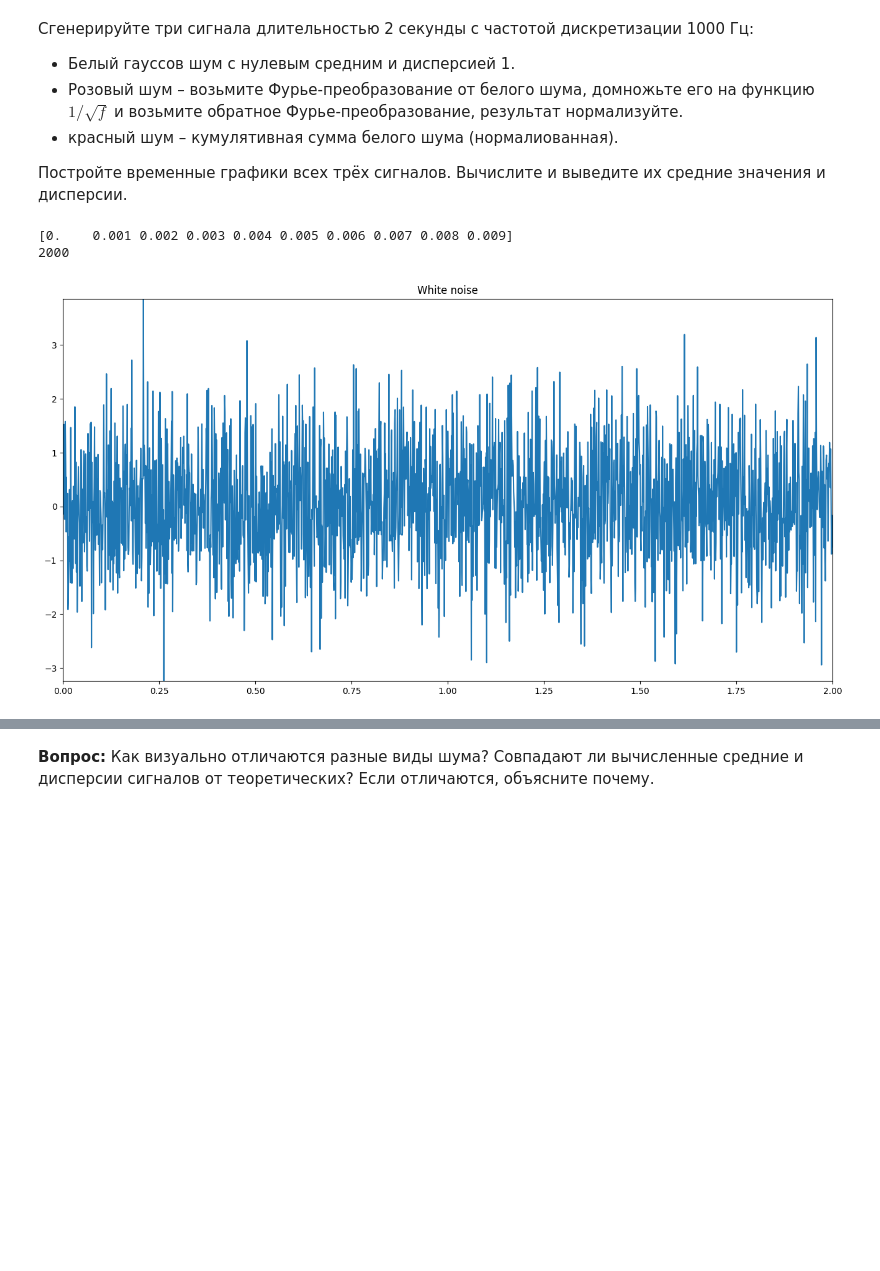
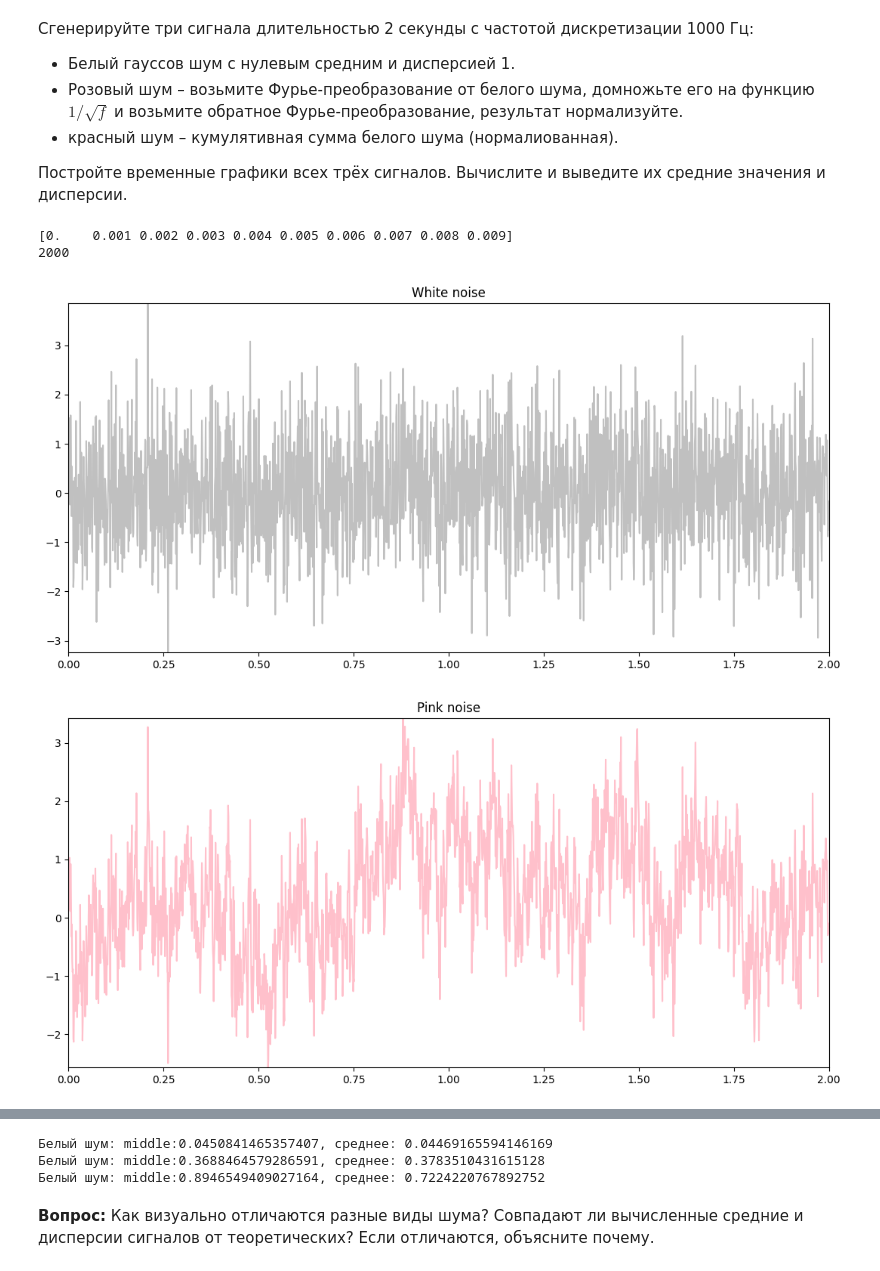
Before and after one commit to Uzema/dsp-seminars, a Jupyter notebook: seminars/4.ipynb, the cells around one changed output, grey strips where cells are left out. Drawn from its saved outputs; the diff is of its cells as text; code cells hidden in the pictures; blank space fills up the shorter version.

```diff
--- a/seminars/4.ipynb
+++ b/seminars/4.ipynb
@@ -15,31 +15,56 @@
 # %%
 import numpy as np
 import matplotlib.pyplot as plt
 
 np.random.seed(42)
 
 T = 2
 fs = 1000
 t = np.arange(0, 2, 1/fs)
 print(t[:10])
 print(len(t))
 disp = 1
 
 #white noise
-white_noise = np.random.normal(0, disp, fs* T )
+white_noise = np.random.normal(0, disp, fs * T )
 
 #pink noise
 X = np.fft.rfft(white_noise)
 freqs = np.fft.rfftfreq(len(white_noise), 1/fs)
-X[1:] /= freqs[1:]
+X[1:] /= np.sqrt(freqs[1:])
+pink_noise = np.fft.irfft(X)
+pink_noise = pink_noise / np.std(pink_noise)
 
-plt.figure(figsize=(16, 8))
+#red noise
+red_noise = np.cumsum(white_noise)
+red_noise = red_noise / np.std(red_noise)
+
+plt.figure(figsize=(13, 6))
 plt.title('White noise')
-plt.plot(t ,white_noise)
+plt.plot(t, white_noise, color='silver')
 plt.xlim(0,2)
 plt.ylim(np.min(white_noise), np.max(white_noise))
 plt.show()
+
+plt.figure(figsize=(13, 6))
+plt.title('Pink noise')
+plt.plot(t, pink_noise, color='pink')
+plt.xlim(0,2)
+plt.ylim(np.min(pink_noise), np.max(pink_noise))
+plt.show()
+
+plt.figure(figsize=(13, 6))
+plt.title('Red noise')
+plt.plot(t, red_noise, color='crimson')
+plt.xlim(0,2)
+plt.ylim(np.min(red_noise), np.max(red_noise))
+plt.show()
+
+print(f'Белый шум: middle:{np.mean(white_noise)}, среднее: {np.median(white_noise)}')
+print(f'Белый шум: middle:{np.mean(pink_noise)}, среднее: {np.median(pink_noise)}')
+print(f'Белый шум: middle:{np.mean(red_noise)}, среднее: {np.median(red_noise)}')
 # %% [output]
 [0.    0.001 0.002 0.003 0.004 0.005 0.006 0.007 0.008 0.009]
 2000
-[figure, old version]
+[figure, new version]
+[figure, added]
@@ -46,3 +72,6 @@ plt.show()
+Белый шум: middle:0.0450841465357407, среднее: 0.04469165594146169
+Белый шум: middle:0.3688464579286591, среднее: 0.3783510431615128
+Белый шум: middle:0.8946549409027164, среднее: 0.7224220767892752
 # %% [markdown]
 **Вопрос:** Как визуально отличаются разные виды шума? Совпадают ли вычисленные средние и дисперсии сигналов от теоретических? Если отличаются, объясните почему.
 # %% [markdown]
```
Also changed, not shown: parts of 1 cell of this notebook.
